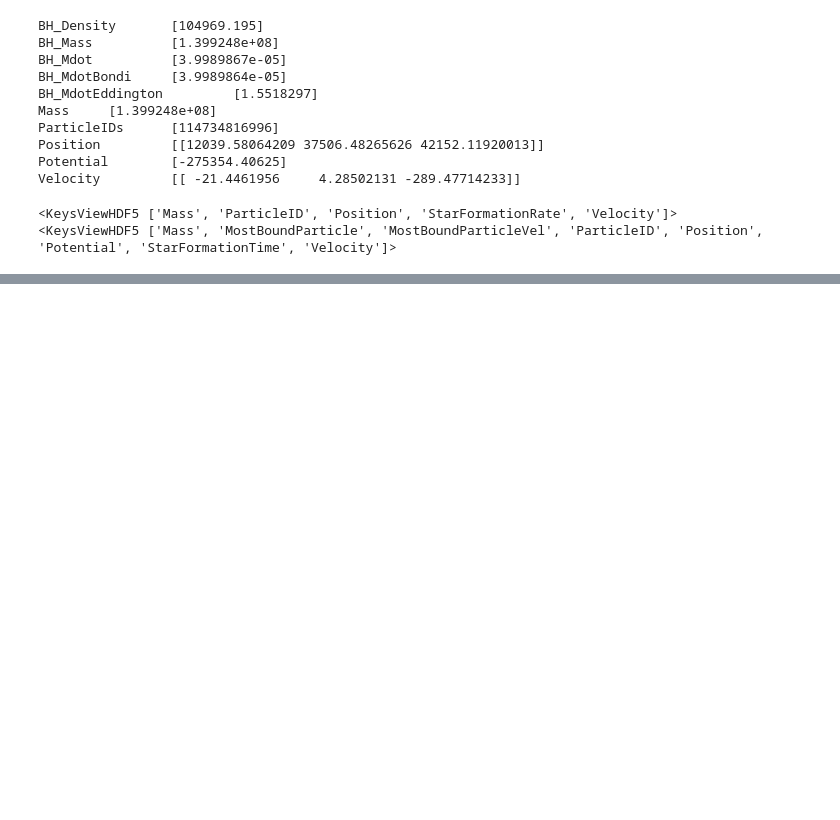
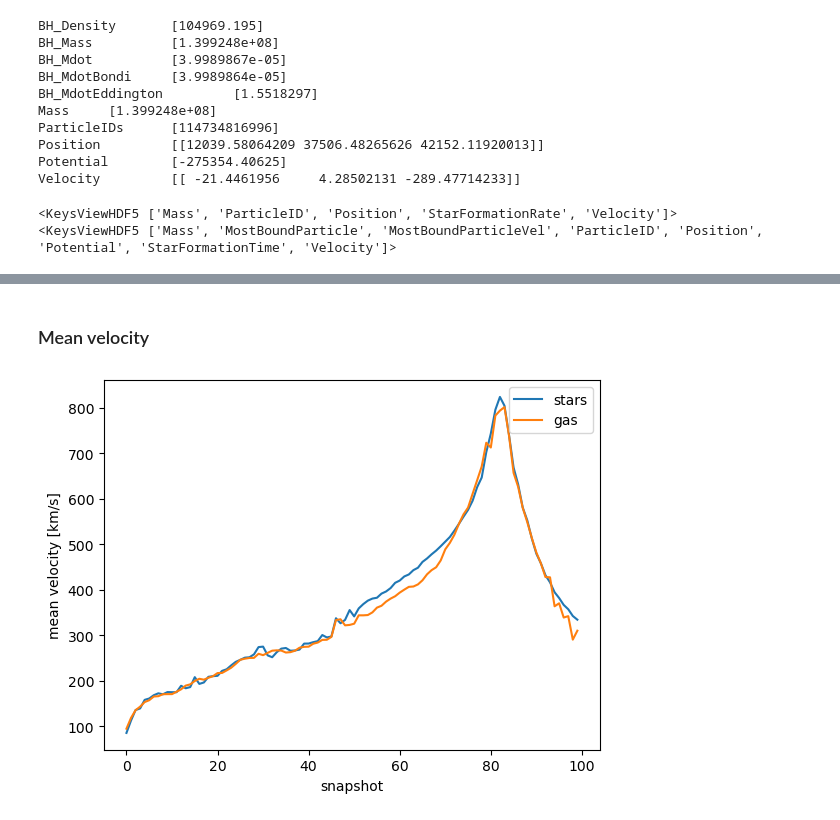
Before and after one commit to Amedeo1054/particelleeee, a Jupyter notebook: time_evolution.ipynb, the cells around one changed output, grey strips where cells are left out. Cells and saved outputs as stored; diff of their text form; code cells hidden in the pictures; blank space fills up the shorter version.

```diff
--- a/time_evolution.ipynb
+++ b/time_evolution.ipynb
@@ -129,0 +165,19 @@ Text(0, 0.5, 'gas half-mass radius [kpc]')
+# %% [markdown]
+### Mean velocity
+# %%
+mean_vel_stars = []
+mean_vel_gas = []
+
+for i in range(100):
+    mean_vel_stars.append(np.mean(v1s[i]))
+    mean_vel_gas.append(np.mean(v1g[i]))
+
+plt.plot(mean_vel_stars, label='stars')
+plt.plot(mean_vel_gas, label='gas')
+
+plt.xlabel('snapshot')
+plt.ylabel('mean velocity [km/s]')
+plt.legend()
+plt.show()
+# %% [output]
+[figure, added]
```
Also changed, not shown: parts of 7 cells of this notebook.
